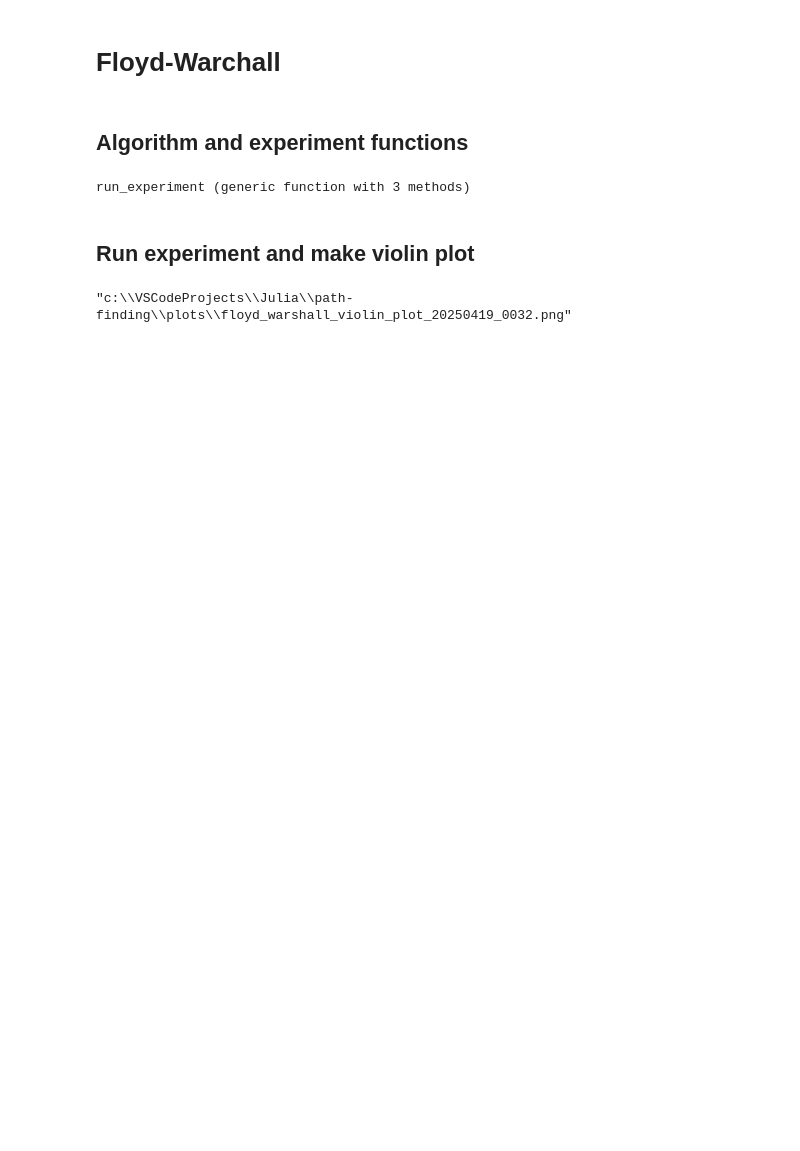
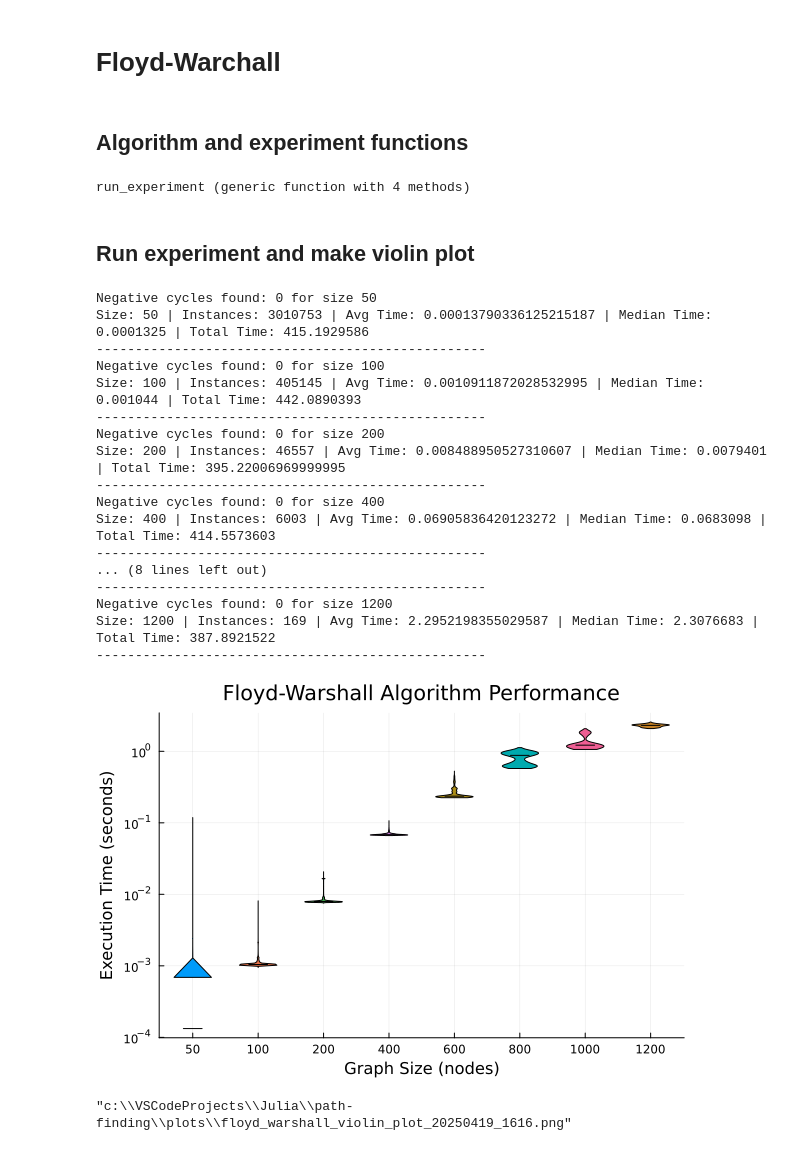
Before and after one commit to wujciak/DiscreteMath, a Jupyter notebook: path-finding/floyd-warshall.ipynb, the cells around one changed output. Saved outputs shown, nothing was run; the diff lists cells and outputs as text; code cells hidden in the pictures; blank space fills up the shorter version.

```diff
--- a/path-finding/floyd-warshall.ipynb
+++ b/path-finding/floyd-warshall.ipynb
@@ -8,20 +8,28 @@ using Statistics
 using Random
 
 # Graph generating function
-function generate_graph_fw(n::Int, edge_prob::Float64 = 0.5)
+# Starting with graph that has no cycles
+# Add edges without creating negative cycles
+# The graph is generated in a way that guarantees no cycles by only adding edges from i to j where i < j
+function generate_safe_fw_graph(n::Int, edge_prob::Float64, neg_prob::Float64)
     A = fill(Inf, n, n)
     for i in 1:n
-        A[i,i] = 0.0
-        for j in 1:n
-            if j != i && rand() < edge_prob
-                # Allow negative weights and avoid negative self-loops
-                A[i,j] = rand(-5.0:1.0:10.0)
+        A[i, i] = 0.0
+    end
+
+    # Generate edges only from i to j where i < j to guarantee no cycles
+    for i in 1:n
+        for j in i+1:n
+            if rand() < edge_prob
+                weight = rand() < neg_prob ? rand(-5.0:1.0:-1.0) : rand(0.0:1.0:10.0)
+                A[i, j] = weight
             end
         end
     end
 
     return A
 end
+
 
 # Main Algorithm Floyd Warshall
 function floydwarshall(A::Matrix{Float64})
@@ -52,7 +60,7 @@ function has_negative_cycle(A::Matrix{Float64})
 end
 
 # Time estimator for later experiments
-function estimate_instances_fw(A::Matrix{Float64}, target_time::Float64 = 420.0)
+function estimate_instances_fw(A::Matrix{Float64}, target_time::Float64)
     test_instances = 3
     instance_times = [@elapsed floydwarshall(copy(A)) for _ in 1:test_instances]
     avg_time = mean(instance_times)
@@ -63,7 +71,7 @@ function estimate_instances_fw(A::Matrix{Float64}, target_time::Float64 = 420.0)
 end
 
 # Time measuring function
-function measure_fw_time(A::Matrix{Float64}, target_time::Float64 = 420.0)
+function measure_fw_time(A::Matrix{Float64}, target_time::Float64)
     instances = estimate_instances_fw(A, target_time)
     negative_cycle_count = 0
     instance_times = Vector{Float64}()
@@ -90,12 +98,12 @@ function measure_fw_time(A::Matrix{Float64}, target_time::Float64 = 420.0)
 end
 
 # Function for runnig whole experiment using additional functions
-function run_experiment(edge_prob::Float64 = 0.8, target_time::Float64 = 420.0)
+function run_experiment(edge_prob::Float64=0.5, neg_prob::Float64=0.1, target_time::Float64=20.0)
     sizes = [50, 100, 200, 400, 600, 800, 1000, 1200]
     all_times = Vector{Vector{Float64}}()
 
     for size in sizes
-        A = generate_graph_fw(size, edge_prob)
+        A = generate_safe_fw_graph(size, edge_prob, neg_prob)
         avg_time, median_time, total_time, instances, instance_times = measure_fw_time(A, target_time)
         push!(all_times, instance_times)
         println("Size: $size | Instances: $instances | Avg Time: $avg_time | Median Time: $median_time | Total Time: $total_time")
@@ -105,28 +113,47 @@ function run_experiment(edge_prob::Float64 = 0.8, target_time::Float64 = 420.0)
     return all_times
 end
 # %% [output]
-run_experiment (generic function with 3 methods)
+run_experiment (generic function with 4 methods)
 # %% [markdown]
 ## Run experiment and make violin plot
 # %%
 using StatsPlots
 using Dates
 
 # Run experiment
-times = run_experiment(0.75, 420.0)
+times = run_experiment(0.75, 0.1, 420.0)
 sizes_series = ["50" "100" "200" "400" "600" "800" "1000" "1200"]
 
 violin(
     sizes_series,
     times,
-    xlabel = "Sizes (n)",
-    ylabel = "Times (s)",
+    xlabel = "Graph Size (nodes)",
+    ylabel = "Execution Time (seconds)",
     title = "Floyd-Warshall Algorithm Performance",
     show_median = true,
     legend = false,
     yscale = :log10,
 )
-
-savefig("plots/floyd_warshall_violin_plot_$(Dates.format(Dates.now(), "yyyymmdd_HHMM")).png")
 # %% [output]
-"c:\\VSCodeProjects\\Julia\\path-finding\\plots\\floyd_warshall_violin_plot_20250419_0032.png"
+Negative cycles found: 0 for size 50
+Size: 50 | Instances: 3010753 | Avg Time: 0.00013790336125215187 | Median Time: 0.0001325 | Total Time: 415.1929586
+--------------------------------------------------
+Negative cycles found: 0 for size 100
+Size: 100 | Instances: 405145 | Avg Time: 0.0010911872028532995 | Median Time: 0.001044 | Total Time: 442.0890393
+--------------------------------------------------
+Negative cycles found: 0 for size 200
+Size: 200 | Instances: 46557 | Avg Time: 0.008488950527310607 | Median Time: 0.0079401 | Total Time: 395.22006969999995
+--------------------------------------------------
+Negative cycles found: 0 for size 400
+Size: 400 | Instances: 6003 | Avg Time: 0.06905836420123272 | Median Time: 0.0683098 | Total Time: 414.5573603
+--------------------------------------------------
+... (8 lines left out)
+--------------------------------------------------
+Negative cycles found: 0 for size 1200
+Size: 1200 | Instances: 169 | Avg Time: 2.2952198355029587 | Median Time: 2.3076683 | Total Time: 387.8921522
+--------------------------------------------------
+[figure, added]
+# %%
+savefig("plots/floyd_warshall_violin_plot_$(Dates.format(Dates.now(), "yyyymmdd_HHMM")).png")
+# %% [output]
+"c:\\VSCodeProjects\\Julia\\path-finding\\plots\\floyd_warshall_violin_plot_20250419_1616.png"
```
Also changed, not shown: 11 other files.
